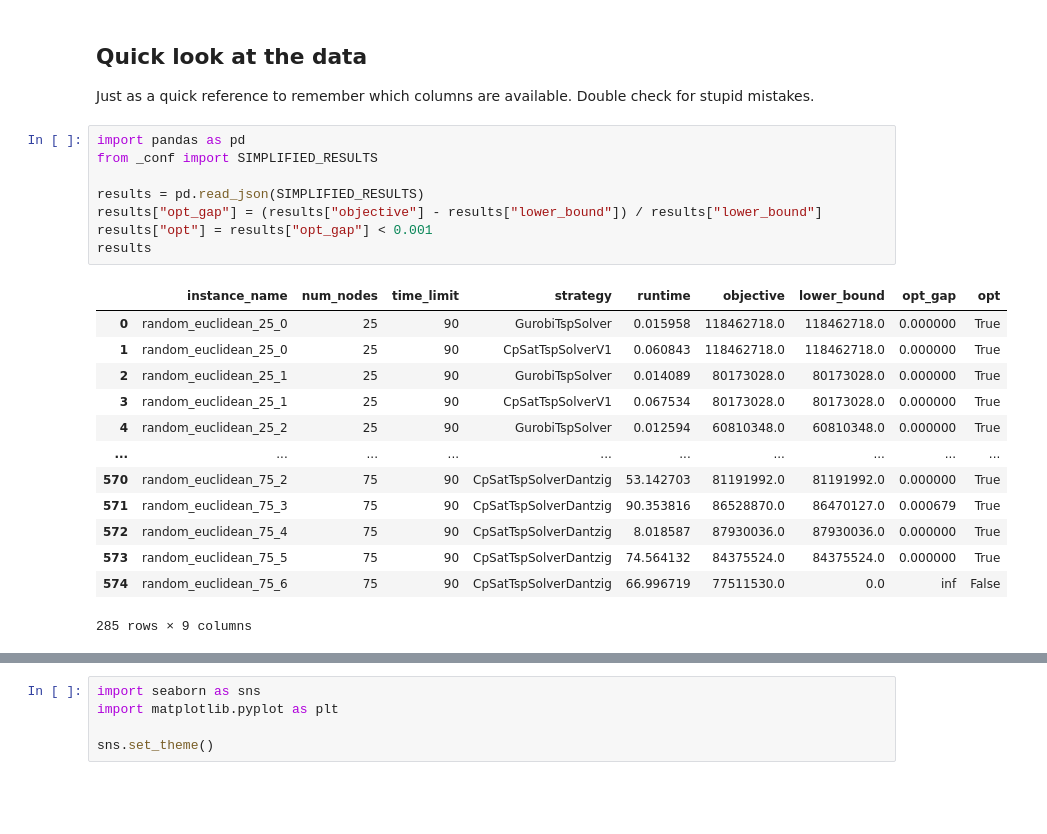
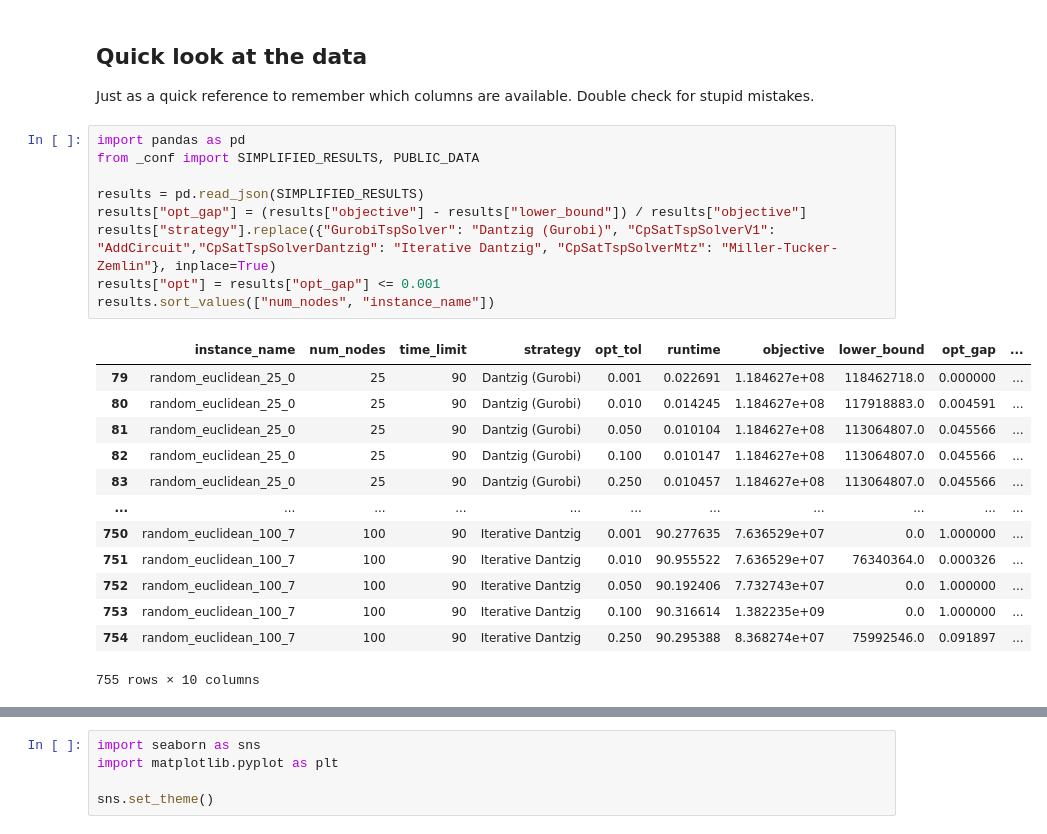
Before and after one commit to d-krupke/cpsat-primer, a Jupyter notebook: examples/tsp_evaluation/04_analyze.ipynb, the cells around one changed output, grey strips where cells are left out. Cells and saved outputs as stored; diff of their text form; blank space fills up the shorter version.

```diff
--- a/examples/tsp_evaluation/04_analyze.ipynb
+++ b/examples/tsp_evaluation/04_analyze.ipynb
@@ -7,23 +7,24 @@ Just as a quick reference to remember which columns are available.
 Double check for stupid mistakes.
 # %%
 import pandas as pd
-from _conf import SIMPLIFIED_RESULTS
+from _conf import SIMPLIFIED_RESULTS, PUBLIC_DATA
 
 results = pd.read_json(SIMPLIFIED_RESULTS)
-results["opt_gap"] = (results["objective"] - results["lower_bound"]) / results["lower_bound"]
-results["opt"] = results["opt_gap"] < 0.001
-results
+results["opt_gap"] = (results["objective"] - results["lower_bound"]) / results["objective"]
+results["strategy"].replace({"GurobiTspSolver": "Dantzig (Gurobi)", "CpSatTspSolverV1": "AddCircuit","CpSatTspSolverDantzig": "Iterative Dantzig", "CpSatTspSolverMtz": "Miller-Tucker-Zemlin"}, inplace=True)
+results["opt"] = results["opt_gap"] <= 0.001
+results.sort_values(["num_nodes", "instance_name"])
 # %% [output]
-|  | instance_name | num_nodes | time_limit | strategy | runtime | objective | lower_bound | opt_gap | opt |
-| 0 | random_euclidean_25_0 | 25 | 90 | GurobiTspSolver | 0.015958 | 118462718.0 | 118462718.0 | 0.000000 | True |
-| 1 | random_euclidean_25_0 | 25 | 90 | CpSatTspSolverV1 | 0.060843 | 118462718.0 | 118462718.0 | 0.000000 | True |
-| 2 | random_euclidean_25_1 | 25 | 90 | GurobiTspSolver | 0.014089 | 80173028.0 | 80173028.0 | 0.000000 | True |
-| 3 | random_euclidean_25_1 | 25 | 90 | CpSatTspSolverV1 | 0.067534 | 80173028.0 | 80173028.0 | 0.000000 | True |
-| 4 | random_euclidean_25_2 | 25 | 90 | GurobiTspSolver | 0.012594 | 60810348.0 | 60810348.0 | 0.000000 | True |
-| ... | ... | ... | ... | ... | ... | ... | ... | ... | ... |
-| 570 | random_euclidean_75_2 | 75 | 90 | CpSatTspSolverDantzig | 53.142703 | 81191992.0 | 81191992.0 | 0.000000 | True |
-| 571 | random_euclidean_75_3 | 75 | 90 | CpSatTspSolverDantzig | 90.353816 | 86528870.0 | 86470127.0 | 0.000679 | True |
-| 572 | random_euclidean_75_4 | 75 | 90 | CpSatTspSolverDantzig | 8.018587 | 87930036.0 | 87930036.0 | 0.000000 | True |
-| 573 | random_euclidean_75_5 | 75 | 90 | CpSatTspSolverDantzig | 74.564132 | 84375524.0 | 84375524.0 | 0.000000 | True |
-| 574 | random_euclidean_75_6 | 75 | 90 | CpSatTspSolverDantzig | 66.996719 | 77511530.0 | 0.0 | inf | False |
+|  | instance_name | num_nodes | time_limit | strategy | opt_tol | runtime | objective | lower_bound | opt_gap | ... |
+| 79 | random_euclidean_25_0 | 25 | 90 | Dantzig (Gurobi) | 0.001 | 0.022691 | 1.184627e+08 | 118462718.0 | 0.000000 | ... |
+| 80 | random_euclidean_25_0 | 25 | 90 | Dantzig (Gurobi) | 0.010 | 0.014245 | 1.184627e+08 | 117918883.0 | 0.004591 | ... |
+| 81 | random_euclidean_25_0 | 25 | 90 | Dantzig (Gurobi) | 0.050 | 0.010104 | 1.184627e+08 | 113064807.0 | 0.045566 | ... |
+| 82 | random_euclidean_25_0 | 25 | 90 | Dantzig (Gurobi) | 0.100 | 0.010147 | 1.184627e+08 | 113064807.0 | 0.045566 | ... |
+| 83 | random_euclidean_25_0 | 25 | 90 | Dantzig (Gurobi) | 0.250 | 0.010457 | 1.184627e+08 | 113064807.0 | 0.045566 | ... |
+| ... | ... | ... | ... | ... | ... | ... | ... | ... | ... | ... |
+| 750 | random_euclidean_100_7 | 100 | 90 | Iterative Dantzig | 0.001 | 90.277635 | 7.636529e+07 | 0.0 | 1.000000 | ... |
+| 751 | random_euclidean_100_7 | 100 | 90 | Iterative Dantzig | 0.010 | 90.955522 | 7.636529e+07 | 76340364.0 | 0.000326 | ... |
+| 752 | random_euclidean_100_7 | 100 | 90 | Iterative Dantzig | 0.050 | 90.192406 | 7.732743e+07 | 0.0 | 1.000000 | ... |
+| 753 | random_euclidean_100_7 | 100 | 90 | Iterative Dantzig | 0.100 | 90.316614 | 1.382235e+09 | 0.0 | 1.000000 | ... |
+| 754 | random_euclidean_100_7 | 100 | 90 | Iterative Dantzig | 0.250 | 90.295388 | 8.368274e+07 | 75992546.0 | 0.091897 | ... |
-285 rows × 9 columns
+755 rows × 10 columns
```
Also changed, not shown: parts of 19 cells of this notebook, 15 other files.
